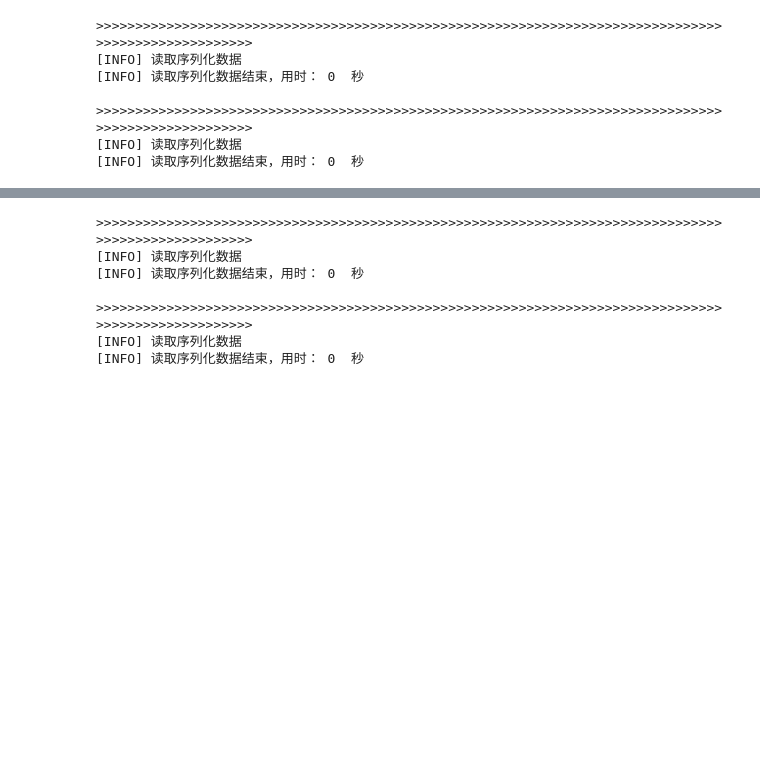
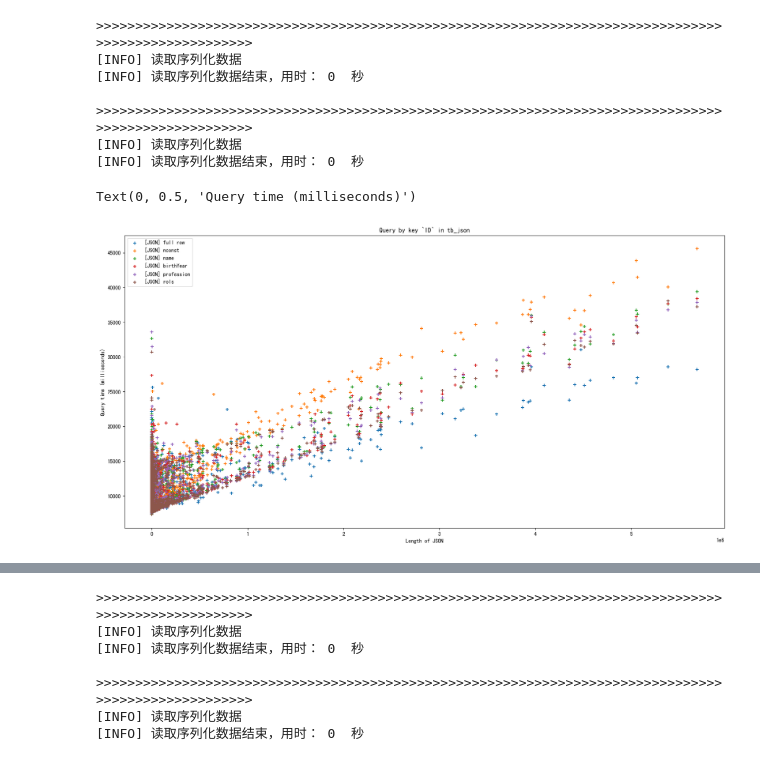
Before and after one commit to NekoSilverFox/PostgreSQL-SPbSTU, a Jupyter notebook: lab3.2/图像绘制/图像绘制.ipynb, the cells around one changed output, grey strips where cells are left out. Cells and saved outputs as stored; diff of their text form; code cells hidden in the pictures; blank space fills up the shorter version.

```diff
--- a/lab3.2/图像绘制/图像绘制.ipynb
+++ b/lab3.2/图像绘制/图像绘制.ipynb
@@ -157,3 +186,37 @@ jsonb_id.reset_index(inplace=True)
 >>>>>>>>>>>>>>>>>>>>>>>>>>>>>>>>>>>>>>>>>>>>>>>>>>>>>>>>>>>>>>>>>>>>>>>>>>>>>>>>>>>>>>>>>>>>>>>>>>>>
 [INFO] 读取序列化数据
 [INFO] 读取序列化数据结束，用时： 0  秒
+# %%
+plt.figure(figsize=(20, 10), dpi=100)
+plt.scatter(x=json_id['len_row'].values,
+            y=json_id['full_ms'].values,
+            marker='+',
+            label='[JSON] full row')
+plt.scatter(x=json_id['len_row'].values,
+            y=json_id['nconst_ms'].values,
+            marker='+',
+            label='[JSON] nconst')
+plt.scatter(x=json_id['len_row'].values,
+            y=json_id['name_ms'].values,
+            marker='+',
+            label='[JSON] name')
+plt.scatter(x=json_id['len_row'].values,
+            y=json_id['birthYear_ms'].values,
+            marker='+',
+            label='[JSON] birthYear')
+plt.scatter(x=json_id['len_row'].values,
+            y=json_id['profession_ms'].values,
+            marker='+',
+            label='[JSON] profession')
+plt.scatter(x=json_id['len_row'].values,
+            y=json_id['rols_ms'].values,
+            marker='+',
+            label='[JSON] rols')
+
+plt.legend()
+plt.title('Query by key `ID` in tb_json')
+plt.xlabel('Length of JSON')
+plt.ylabel('Query time (milliseconds)')
+# %% [output]
+Text(0, 0.5, 'Query time (milliseconds)')
+[figure, added]
```
Also changed, not shown: parts of 19 cells of this notebook, 38 other files.
